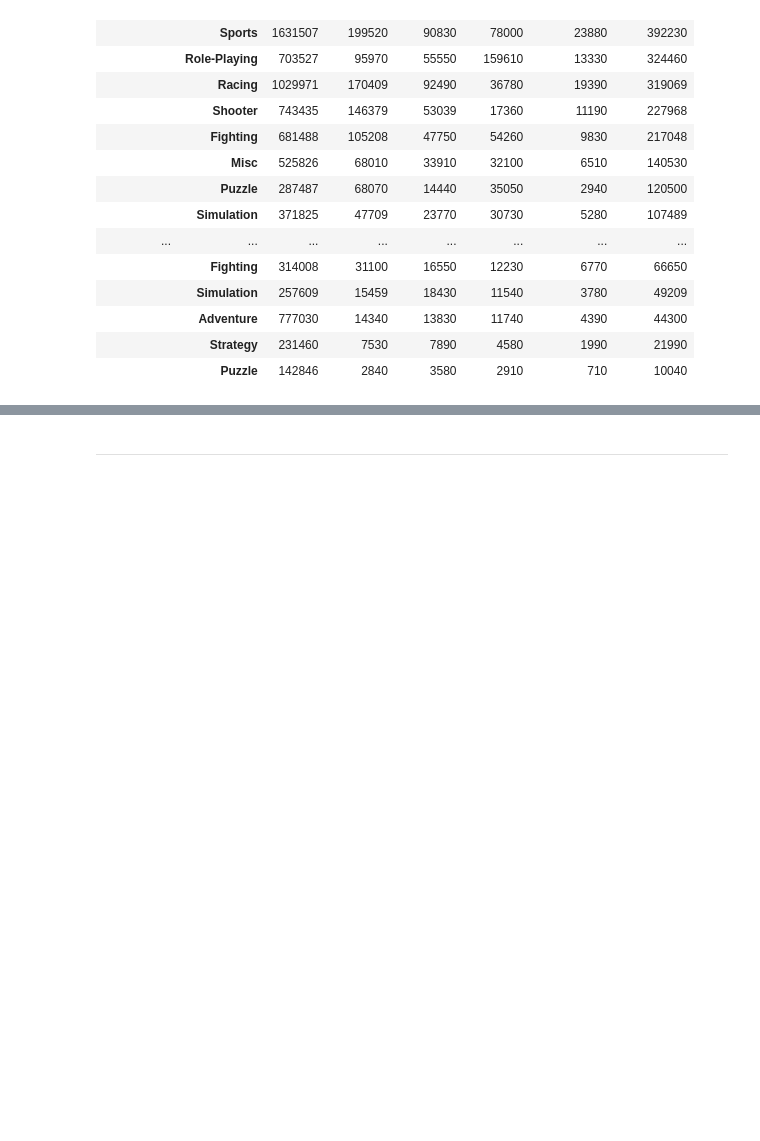
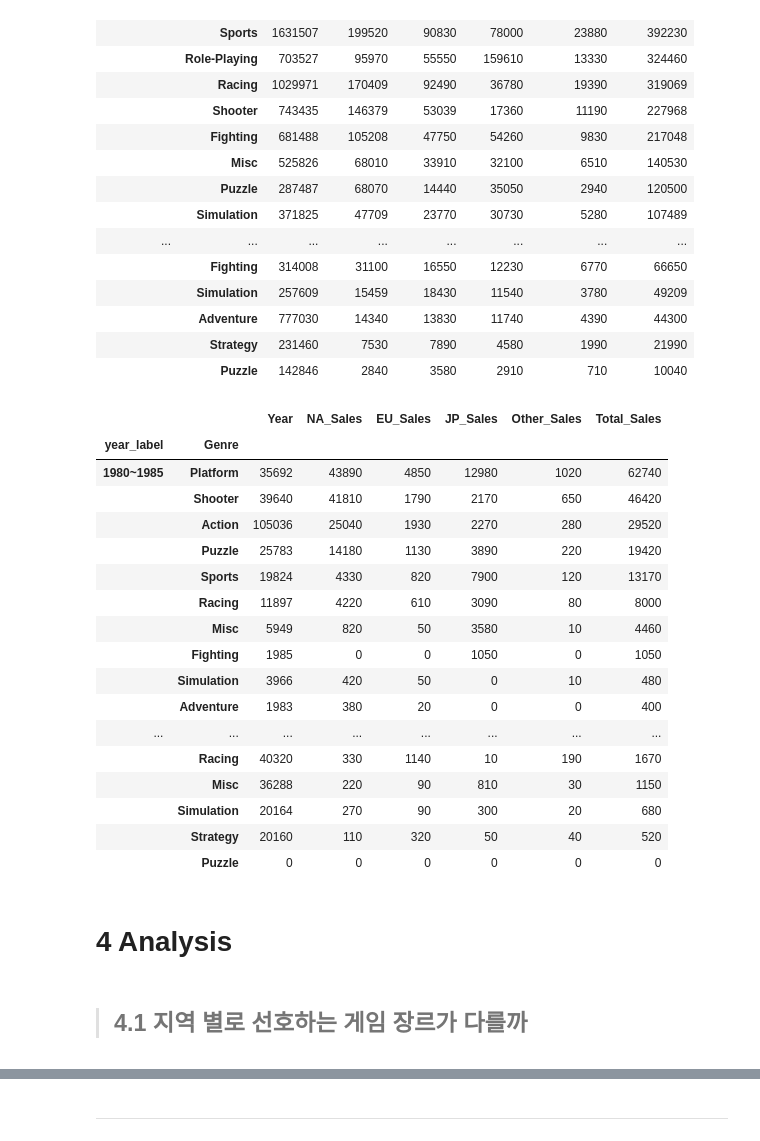
Before and after one commit to hssong95/Personal_Project, a Jupyter notebook: hss_project_1.ipynb, the cells around one changed output, grey strips where cells are left out. Cells and saved outputs as stored; diff of their text form; code cells hidden in the pictures; blank space fills up the shorter version.

```diff
--- a/hss_project_1.ipynb
+++ b/hss_project_1.ipynb
@@ -671,3 +690,33 @@ data_clean_year.groupby(['year_label','Genre']).sum().sort_values(by=['year_labe
 |  | Adventure | 777030 | 14340 | 13830 | 11740 | 4390 | 44300 |
 |  | Strategy | 231460 | 7530 | 7890 | 4580 | 1990 | 21990 |
 |  | Puzzle | 142846 | 2840 | 3580 | 2910 | 710 | 10040 |
+# %%
+#연도 구간별 판매 장르 순위
+bins2 = [1980, 1985, 1990, 1995, 2000, 2005, 2010, 2015, 2020]
+labels2 = ['1980~1985', '1985~1990', '1990~1995', '1995~2000','2000~2005','2005~2010','2010~2015','2015~2020']
+data_clean_year1=data_clean_year.copy()
+data_clean_year1['year_label'] = pd.cut(x=data_clean_year['Year'], bins=bins2, labels = labels2)
+data_clean_year1.groupby(['year_label','Genre']).sum().sort_values(by=['year_label','Total_Sales'], ascending=[True,False])
+# %% [output]
+|  |  | Year | NA_Sales | EU_Sales | JP_Sales | Other_Sales | Total_Sales |
+| year_label | Genre |  |  |  |  |  |  |
+| 1980~1985 | Platform | 35692 | 43890 | 4850 | 12980 | 1020 | 62740 |
+|  | Shooter | 39640 | 41810 | 1790 | 2170 | 650 | 46420 |
+|  | Action | 105036 | 25040 | 1930 | 2270 | 280 | 29520 |
+|  | Puzzle | 25783 | 14180 | 1130 | 3890 | 220 | 19420 |
+|  | Sports | 19824 | 4330 | 820 | 7900 | 120 | 13170 |
+|  | Racing | 11897 | 4220 | 610 | 3090 | 80 | 8000 |
+|  | Misc | 5949 | 820 | 50 | 3580 | 10 | 4460 |
+|  | Fighting | 1985 | 0 | 0 | 1050 | 0 | 1050 |
+|  | Simulation | 3966 | 420 | 50 | 0 | 10 | 480 |
+|  | Adventure | 1983 | 380 | 20 | 0 | 0 | 400 |
+| ... | ... | ... | ... | ... | ... | ... | ... |
+|  | Racing | 40320 | 330 | 1140 | 10 | 190 | 1670 |
+|  | Misc | 36288 | 220 | 90 | 810 | 30 | 1150 |
+|  | Simulation | 20164 | 270 | 90 | 300 | 20 | 680 |
+|  | Strategy | 20160 | 110 | 320 | 50 | 40 | 520 |
+|  | Puzzle | 0 | 0 | 0 | 0 | 0 | 0 |
+# %% [markdown]
+# 4 Analysis
+# %% [markdown]
+> ## 4.1 지역 별로 선호하는 게임 장르가 다를까
```
Also changed, not shown: parts of 22 cells of this notebook, 1 other file.
